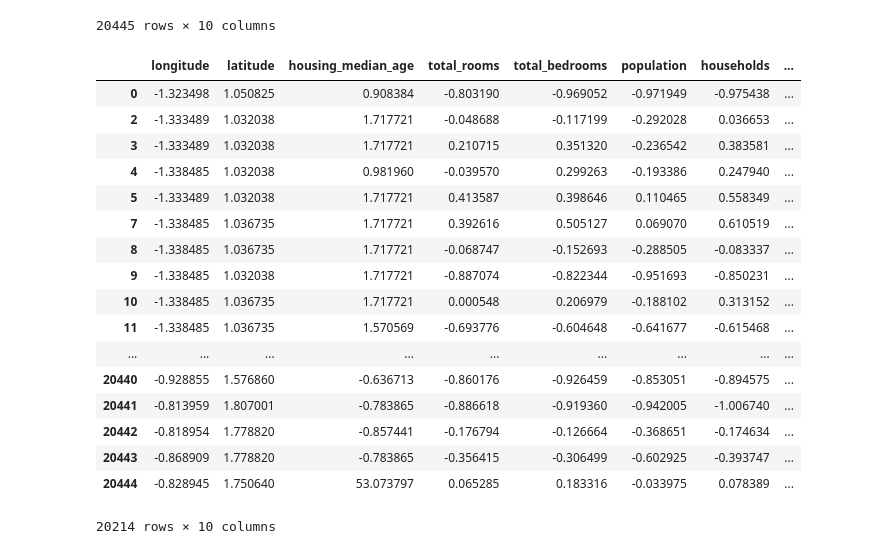
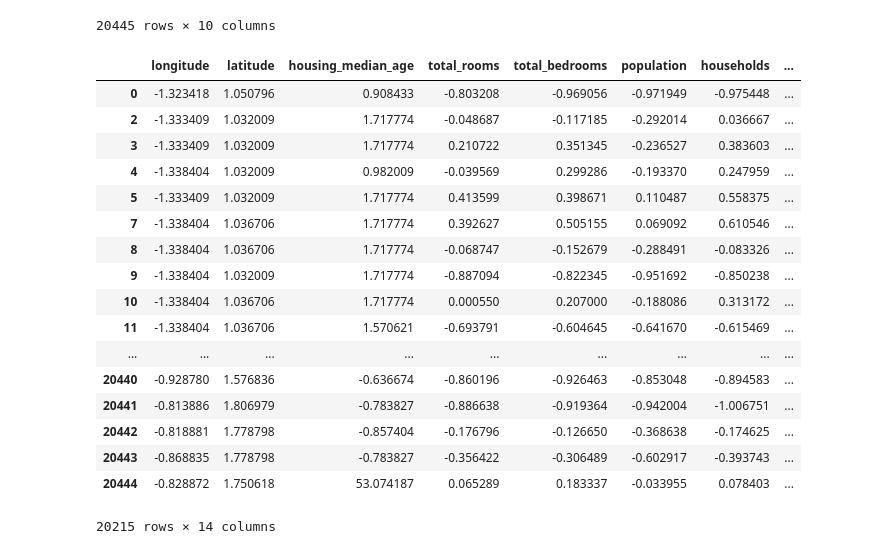
Before and after one commit to Levon27/Intelig-ncia-Artificial, a Jupyter notebook: ia_tiago_california.ipynb, the cells around one changed output. Saved outputs shown, nothing was run; the diff lists cells and outputs as text; code cells hidden in the pictures.

Commit message:
melhoria normalização   +    one-hot encoding

```diff
--- a/ia_tiago_california.ipynb
+++ b/ia_tiago_california.ipynb
@@ -6,8 +6,14 @@ from sklearn import neural_network
 import sklearn
 import scipy
 import matplotlib.pyplot as plt
+
+def z_score(data_frame):
+    return (data_frame-data_frame.mean())/data_frame.std()
+
+def min_max (data_frame):
+    return (data_frame-data_frame.min())/(data_frame.max()-data_frame.min())
 # %%
-df = pd.read_csv("C:/Users/14.01587-0/Desktop/Maua/Intelig-ncia-Artificial-master/precos_casa_california.csv")
+df = pd.read_csv("C:/Users/14.01587-0/Desktop/Maua/Intelig-ncia-Artificial/precos_casa_california.csv")
 df
 # %% [output]
 |  | longitude | latitude | housing_median_age | total_rooms | total_bedrooms | population | households | ... |
@@ -31,36 +37,41 @@ df
 # %%
 cols = df.columns
 df.apply(pd.to_numeric,errors='coerce')
 df_sem_na = df.dropna(axis="rows")
 df_sem_na = df_sem_na.replace(r'^\s+$', np.NaN, regex=True)
-df_sem_na = df_sem_na.replace('<1H OCEAN', 1)
-df_sem_na = df_sem_na.replace('INLAND', 2)
-df_sem_na = df_sem_na.replace('ISLAND', 3)
-df_sem_na = df_sem_na.replace('NEAR BAY', 4)
-df_sem_na = df_sem_na.replace('NEAR OCEAN', 5)
+
+ocean_prox = df_sem_na['ocean_proximity']
+one_hot = pd.get_dummies(ocean_prox)
+df_sem_na = pd.concat([df_sem_na,one_hot],axis=1) #junta o df com o one-hotting
+
+df_sem_na = df_sem_na.drop('ocean_proximity',axis='columns')
+
+cols = df_sem_na.columns
 df_sem_na[cols] = df_sem_na[cols].apply(pd.to_numeric, errors='coerce') #converte p/ numerico
 df_sem_na = df_sem_na.dropna(axis="rows")  #LIMPA TUPLAS COM NaN
-df_sem_na=(df_sem_na-df_sem_na.mean())/df_sem_na.std() #normalização Z
+
+df_sem_na = z_score(df_sem_na) #normzalização
+
 df_sem_na
 # %% [output]
 |  | longitude | latitude | housing_median_age | total_rooms | total_bedrooms | population | households | ... |
-| 0 | -1.323498 | 1.050825 | 0.908384 | -0.803190 | -0.969052 | -0.971949 | -0.975438 | ... |
-| 2 | -1.333489 | 1.032038 | 1.717721 | -0.048688 | -0.117199 | -0.292028 | 0.036653 | ... |
-| 3 | -1.333489 | 1.032038 | 1.717721 | 0.210715 | 0.351320 | -0.236542 | 0.383581 | ... |
-| 4 | -1.338485 | 1.032038 | 0.981960 | -0.039570 | 0.299263 | -0.193386 | 0.247940 | ... |
-| 5 | -1.333489 | 1.032038 | 1.717721 | 0.413587 | 0.398646 | 0.110465 | 0.558349 | ... |
-| 7 | -1.338485 | 1.036735 | 1.717721 | 0.392616 | 0.505127 | 0.069070 | 0.610519 | ... |
-| 8 | -1.338485 | 1.036735 | 1.717721 | -0.068747 | -0.152693 | -0.288505 | -0.083337 | ... |
-| 9 | -1.338485 | 1.032038 | 1.717721 | -0.887074 | -0.822344 | -0.951693 | -0.850231 | ... |
-| 10 | -1.338485 | 1.036735 | 1.717721 | 0.000548 | 0.206979 | -0.188102 | 0.313152 | ... |
-| 11 | -1.338485 | 1.036735 | 1.570569 | -0.693776 | -0.604648 | -0.641677 | -0.615468 | ... |
+| 0 | -1.323418 | 1.050796 | 0.908433 | -0.803208 | -0.969056 | -0.971949 | -0.975448 | ... |
+| 2 | -1.333409 | 1.032009 | 1.717774 | -0.048687 | -0.117185 | -0.292014 | 0.036667 | ... |
+| 3 | -1.333409 | 1.032009 | 1.717774 | 0.210722 | 0.351345 | -0.236527 | 0.383603 | ... |
+| 4 | -1.338404 | 1.032009 | 0.982009 | -0.039569 | 0.299286 | -0.193370 | 0.247959 | ... |
+| 5 | -1.333409 | 1.032009 | 1.717774 | 0.413599 | 0.398671 | 0.110487 | 0.558375 | ... |
+| 7 | -1.338404 | 1.036706 | 1.717774 | 0.392627 | 0.505155 | 0.069092 | 0.610546 | ... |
+| 8 | -1.338404 | 1.036706 | 1.717774 | -0.068747 | -0.152679 | -0.288491 | -0.083326 | ... |
+| 9 | -1.338404 | 1.032009 | 1.717774 | -0.887094 | -0.822345 | -0.951692 | -0.850238 | ... |
+| 10 | -1.338404 | 1.036706 | 1.717774 | 0.000550 | 0.207000 | -0.188086 | 0.313172 | ... |
+| 11 | -1.338404 | 1.036706 | 1.570621 | -0.693791 | -0.604645 | -0.641670 | -0.615469 | ... |
 | ... | ... | ... | ... | ... | ... | ... | ... | ... |
-| 20440 | -0.928855 | 1.576860 | -0.636713 | -0.860176 | -0.926459 | -0.853051 | -0.894575 | ... |
-| 20441 | -0.813959 | 1.807001 | -0.783865 | -0.886618 | -0.919360 | -0.942005 | -1.006740 | ... |
-| 20442 | -0.818954 | 1.778820 | -0.857441 | -0.176794 | -0.126664 | -0.368651 | -0.174634 | ... |
-| 20443 | -0.868909 | 1.778820 | -0.783865 | -0.356415 | -0.306499 | -0.602925 | -0.393747 | ... |
-| 20444 | -0.828945 | 1.750640 | 53.073797 | 0.065285 | 0.183316 | -0.033975 | 0.078389 | ... |
+| 20440 | -0.928780 | 1.576836 | -0.636674 | -0.860196 | -0.926463 | -0.853048 | -0.894583 | ... |
+| 20441 | -0.813886 | 1.806979 | -0.783827 | -0.886638 | -0.919364 | -0.942004 | -1.006751 | ... |
+| 20442 | -0.818881 | 1.778798 | -0.857404 | -0.176796 | -0.126650 | -0.368638 | -0.174625 | ... |
+| 20443 | -0.868835 | 1.778798 | -0.783827 | -0.356422 | -0.306489 | -0.602917 | -0.393743 | ... |
+| 20444 | -0.828872 | 1.750618 | 53.074187 | 0.065289 | 0.183337 | -0.033955 | 0.078403 | ... |
-20214 rows × 10 columns
+20215 rows × 14 columns
 # %%
 features = df_sem_na.drop("median_house_value",1)
 target = df_sem_na["median_house_value"]
```
Also changed, not shown: parts of 3 cells of this notebook.
